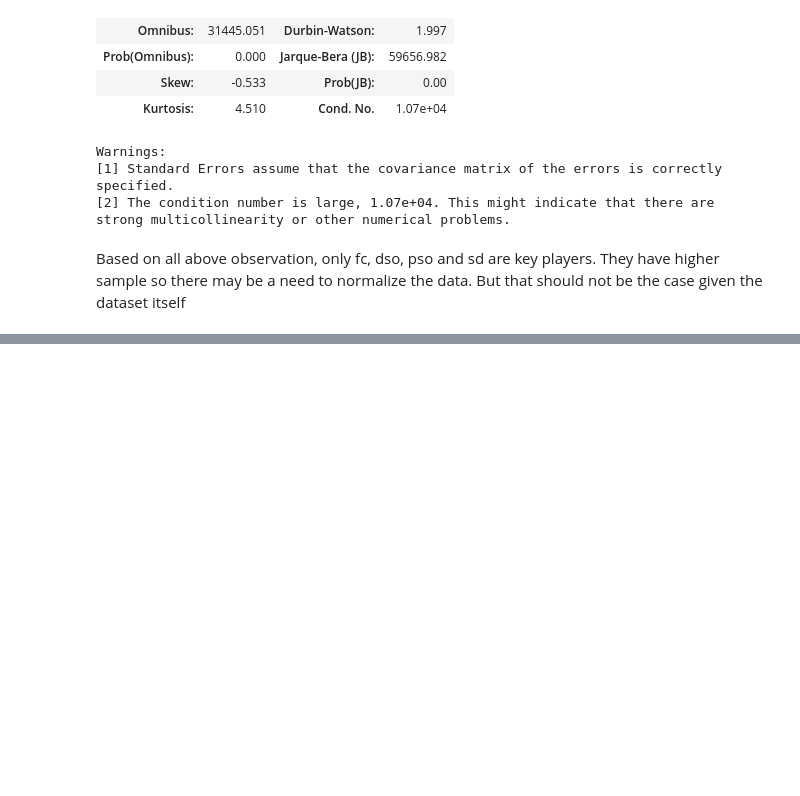
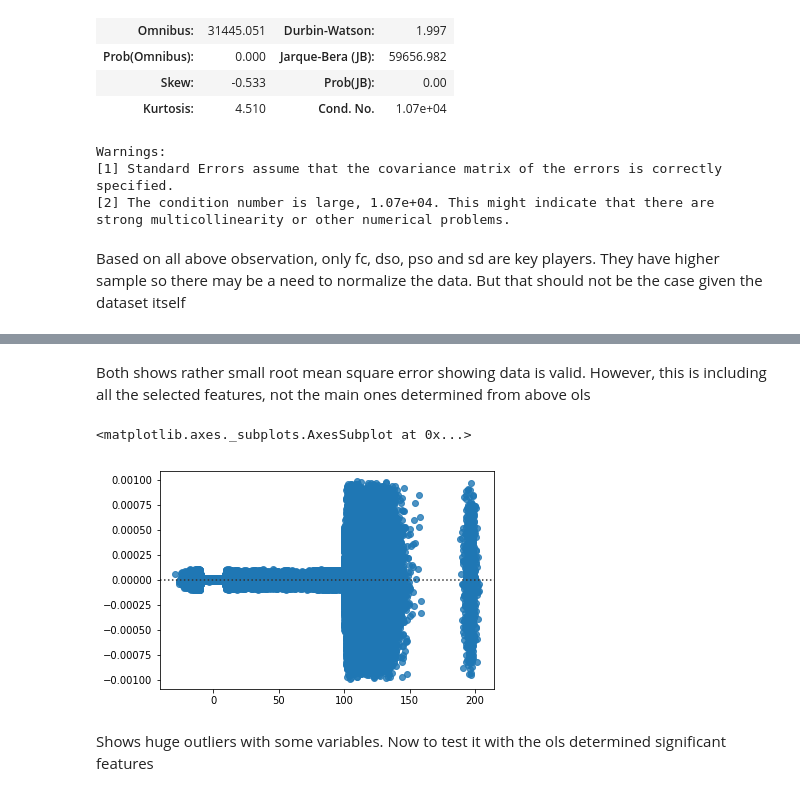
Before and after one commit to imamun93/Molecular_Properties, a Jupyter notebook: LinearRegression.ipynb, the cells around one changed output, grey strips where cells are left out. Cells and saved outputs as stored; diff of their text form; code cells hidden in the pictures; blank space fills up the shorter version.

Commit message:
overall ols model done

```diff
--- a/LinearRegression.ipynb
+++ b/LinearRegression.ipynb
@@ -47,3 +47,7 @@ df_subsample=  df.sample(frac=0.1, random_state=1)
 len(df_subsample)
 # %% [output]
 465815
+# %%
+feature_target=  df_subsample[['fc', 'pso', 'sd', 'dso', 'mulliken_charge_atom1', 'YY', 'XX_atom1', 'XX', 'ZZ', 'YY_atom1',
+                       'mulliken_charge', 'potential_energy', 'ZZ_atom1', 'Z', 'scalar_coupling_constant']]
+feature_target
@@ -453,3 +476,11 @@ Warnings:
 strong multicollinearity or other numerical problems.
 # %% [markdown]
 Based on all above observation, only fc, dso, pso and sd are key players. They have higher sample so there may be a need to normalize the data. But that should not be the case given the dataset itself
+# %%
+#Now lets check for regression status
+from sklearn.linear_model import LinearRegression
+linreg= LinearRegression()
+model= linreg.fit(feature_train, target_train)
+
+y_hat_train= linreg.predict(feature_train)
+y_hat_test= linreg.predict(feature_test)
@@ -455,0 +576,11 @@ Based on all above observation, only fc, dso, pso and sd are key players. They h
+# %% [markdown]
+Both shows rather small root mean square error showing data is valid. However, this is including all the selected features, not the main ones determined from above ols
+# %%
+#Finally, lets check for residual regression line of our predicted vs expected
+y= y_hat_train - target_train
+sns.residplot(target_train, y_hat_train, data=feature_target)
+# %% [output]
+<matplotlib.axes._subplots.AxesSubplot at 0x...>
+[figure, added]
+# %% [markdown]
+Shows huge outliers with some variables. Now to test it with the ols determined significant features
```
Also changed, not shown: parts of 9 cells of this notebook.
